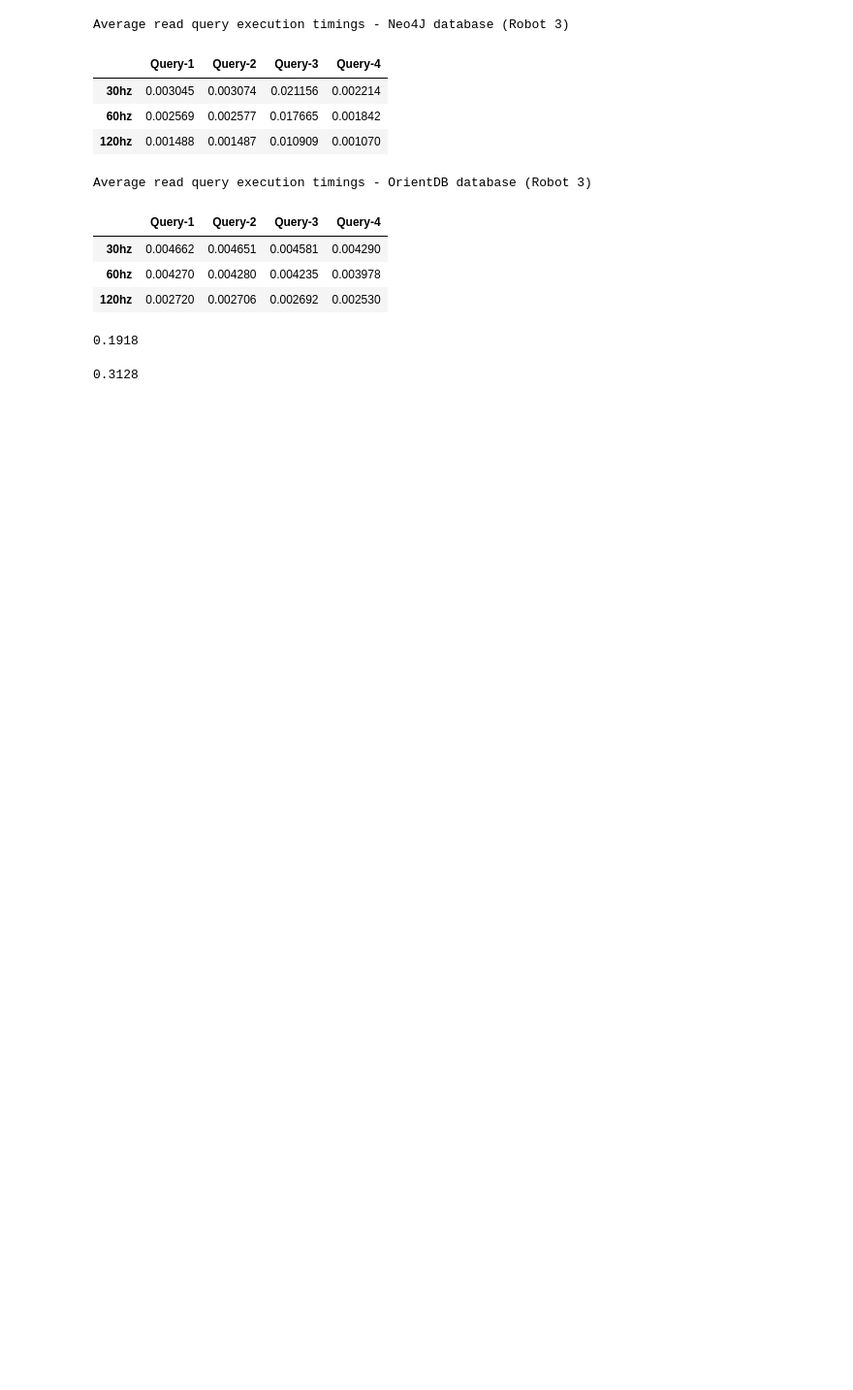
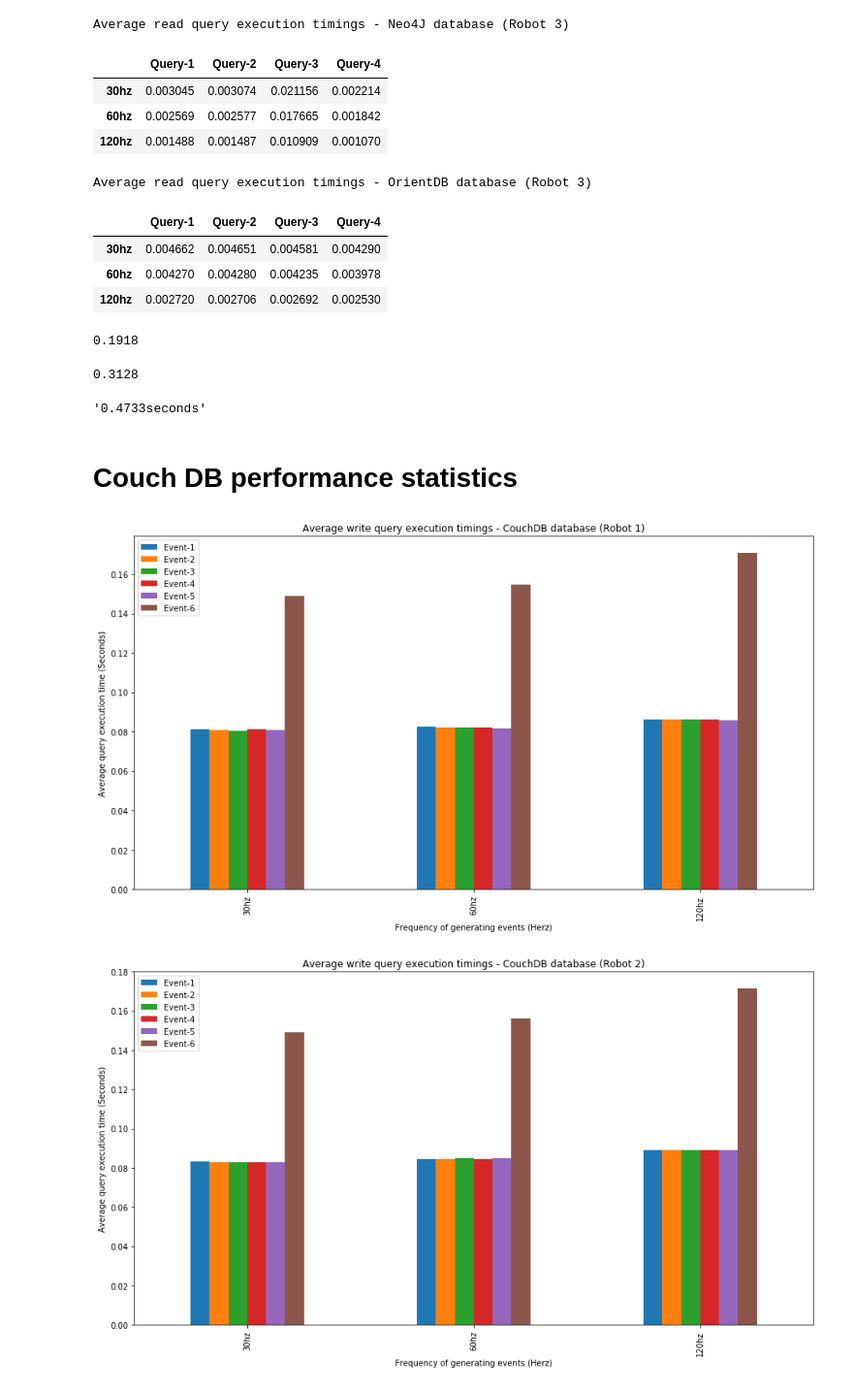
Before and after one commit to rubanraj54/research-and-developement, a Jupyter notebook: log_parser.ipynb, the cells around one changed output. Shown: that part at 97% size. Cells and saved outputs as stored; diff of their text form; code cells hidden in the pictures; blank space fills up the shorter version.

```diff
--- a/log_parser.ipynb
+++ b/log_parser.ipynb
@@ -636,3 +636,33 @@ get_replica_results(open_files(2))
 get_replica_results(open_files(2))
 # %% [output]
 0.3128
+# %%
+#CouchDB replication time
+get_replica_results(open_files(2))
+# %% [output]
+'0.4733seconds'
+# %% [markdown]
+# Couch DB performance statistics
+# %%
+couchdb_files_write_1 = open_files(3)
+couchdb_files_write_2 = open_files(3)
+couchdb_files_write_3 = open_files(3)
+# %%
+couchdb_avgs_write_1 = get_avg(couchdb_files_write_1)
+couchdb_df_write_1 = pd.DataFrame(couchdb_avgs_write_1, columns=['Event-1', 'Event-2', 'Event-3', 'Event-4','Event-5','Event-6'],
+                   index=['30hz','60hz','120hz'])
+
+couchdb_avgs_write_2 = get_avg(couchdb_files_write_2)
+couchdb_df_write_2 = pd.DataFrame(couchdb_avgs_write_2, columns=['Event-1', 'Event-2', 'Event-3', 'Event-4','Event-5','Event-6'],
+                   index=['30hz','60hz','120hz'])
+
+couchdb_avgs_write_3 = get_avg(couchdb_files_write_3)
+couchdb_df_write_3 = pd.DataFrame(couchdb_avgs_write_3, columns=['Event-1', 'Event-2', 'Event-3', 'Event-4','Event-5','Event-6'],
+                   index=['30hz','60hz','120hz'])
+# %%
+plot("Average write query execution timings - CouchDB database (Robot 1)",1,couchdb_df_write_1)
+plot("Average write query execution timings - CouchDB database (Robot 2)",1,couchdb_df_write_2)
+plot("Average write query execution timings - CouchDB database (Robot 3)",1,couchdb_df_write_3)
+# %% [output]
+[figure, added]
+[figure, added]
```
Also changed, not shown: parts of 11 cells of this notebook, 4 other files.
